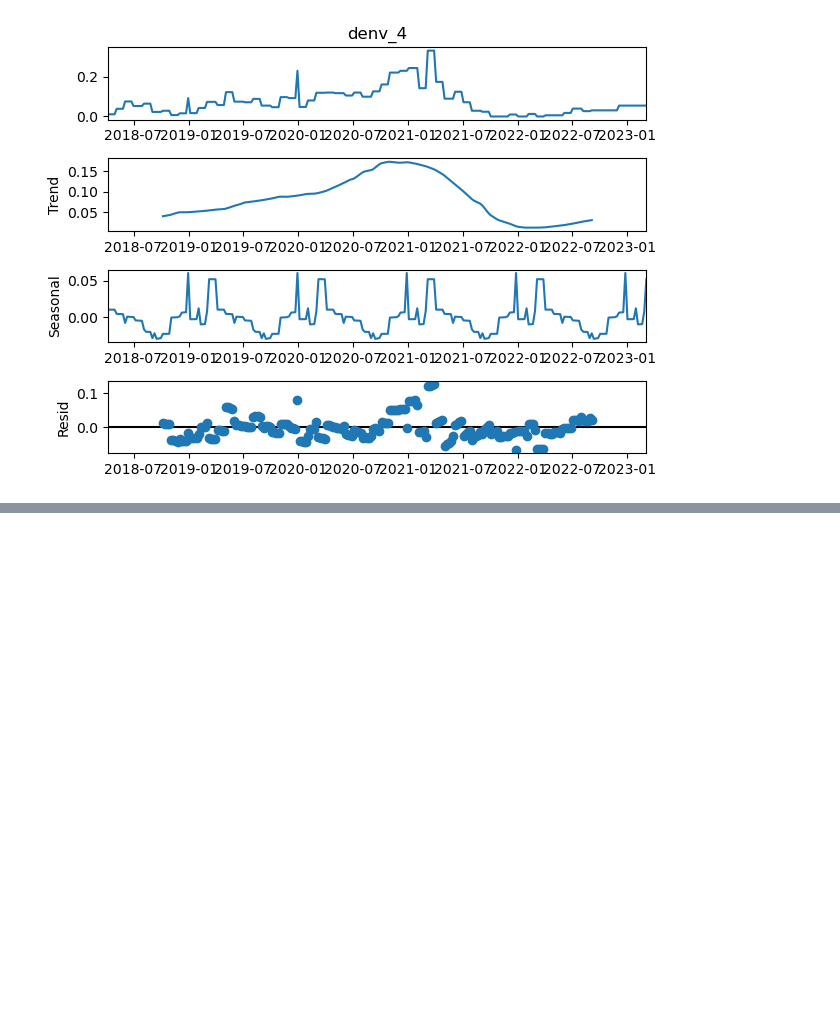
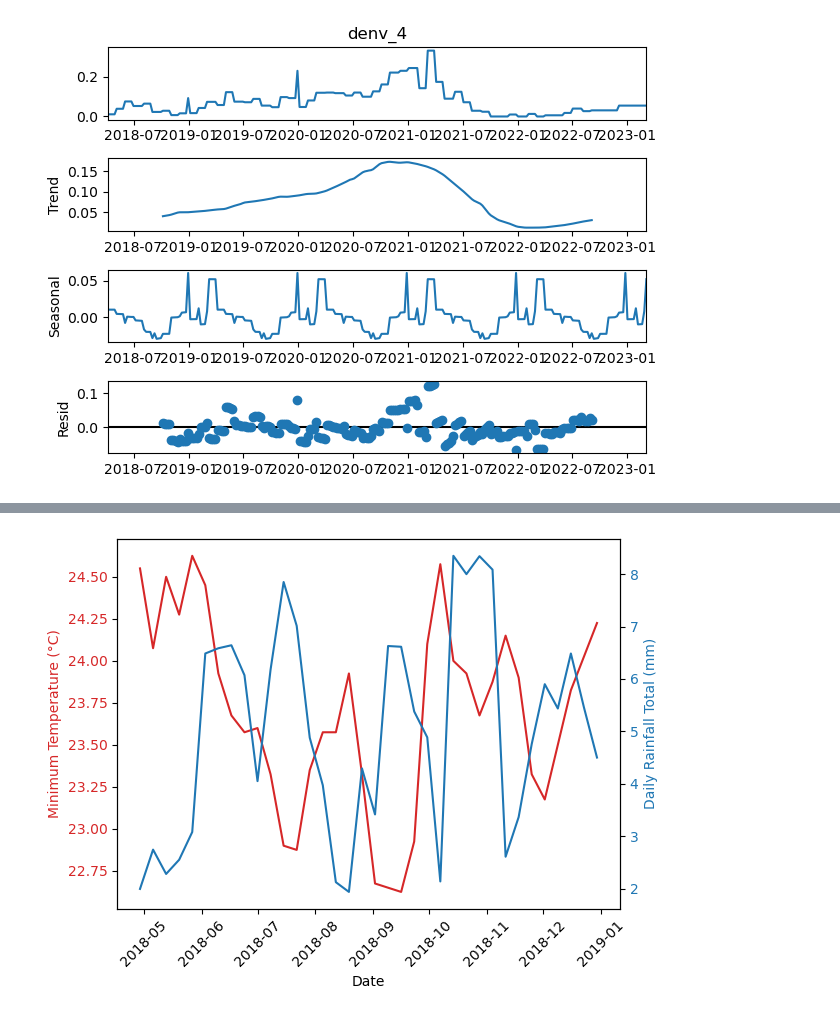
Before and after one commit to sherenaLIM/Predictive-Model-for-Dengue-Forked, a Jupyter notebook: code/EDA_Serology_GoogleTrends.ipynb, the cells around one changed output, grey strips where cells are left out. Saved outputs shown, nothing was run; the diff lists cells and outputs as text; code cells hidden in the pictures; blank space fills up the shorter version.

```diff
--- a/code/EDA_Serology_GoogleTrends.ipynb
+++ b/code/EDA_Serology_GoogleTrends.ipynb
@@ -206,0 +288,12 @@ plt.show()
+# %%
+def compare_features(year1,year2,feature1,feature2,window):
+    compare_timeseries(df[(df['year']>=year1) & (df['year']<=year2)].index,
+                   df[(df['year']>=year1) & (df['year']<=year2)][feature1].rolling(window).mean(),
+                   feature1,
+                   df[(df['year']>=year1) & (df['year']<=year2)].index,
+                   df[(df['year']>=year1) & (df['year']<=year2)][feature2].rolling(window).mean(),
+                   feature2)
+# %%
+compare_features(2018,2018,'Minimum Temperature (°C)','Daily Rainfall Total (mm)',4)
+# %% [output]
+[figure, added]
```
Also changed, not shown: parts of 22 cells of this notebook.
